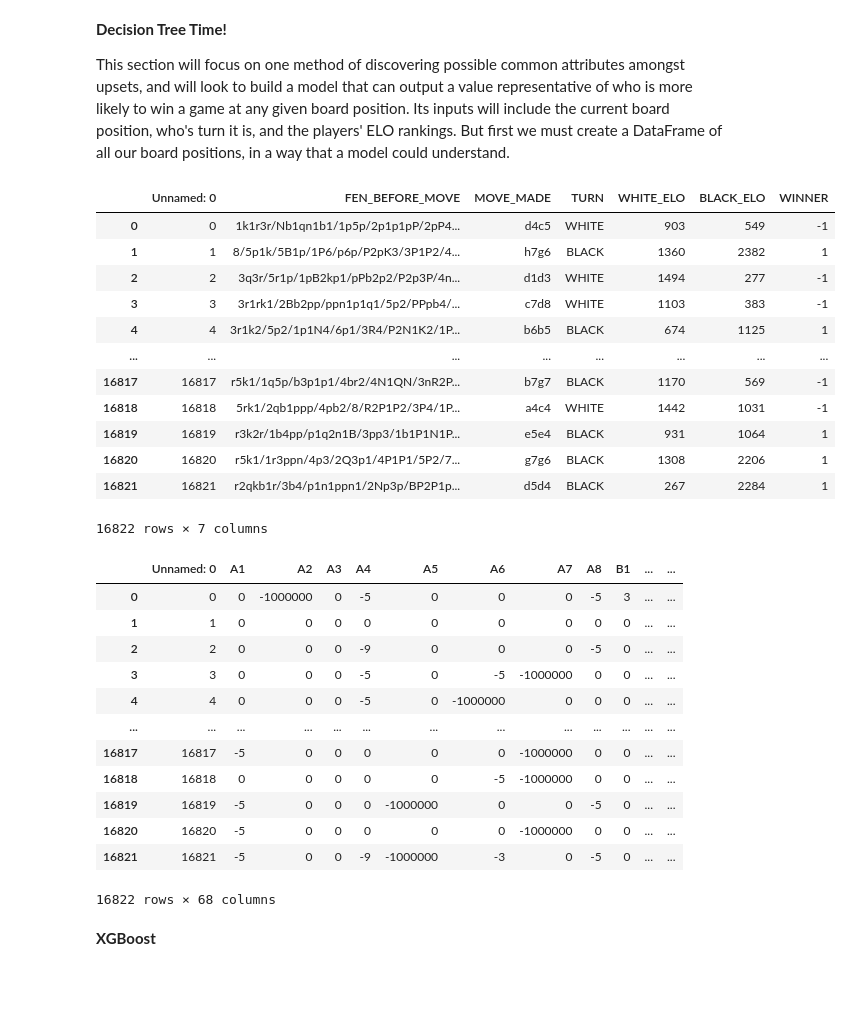
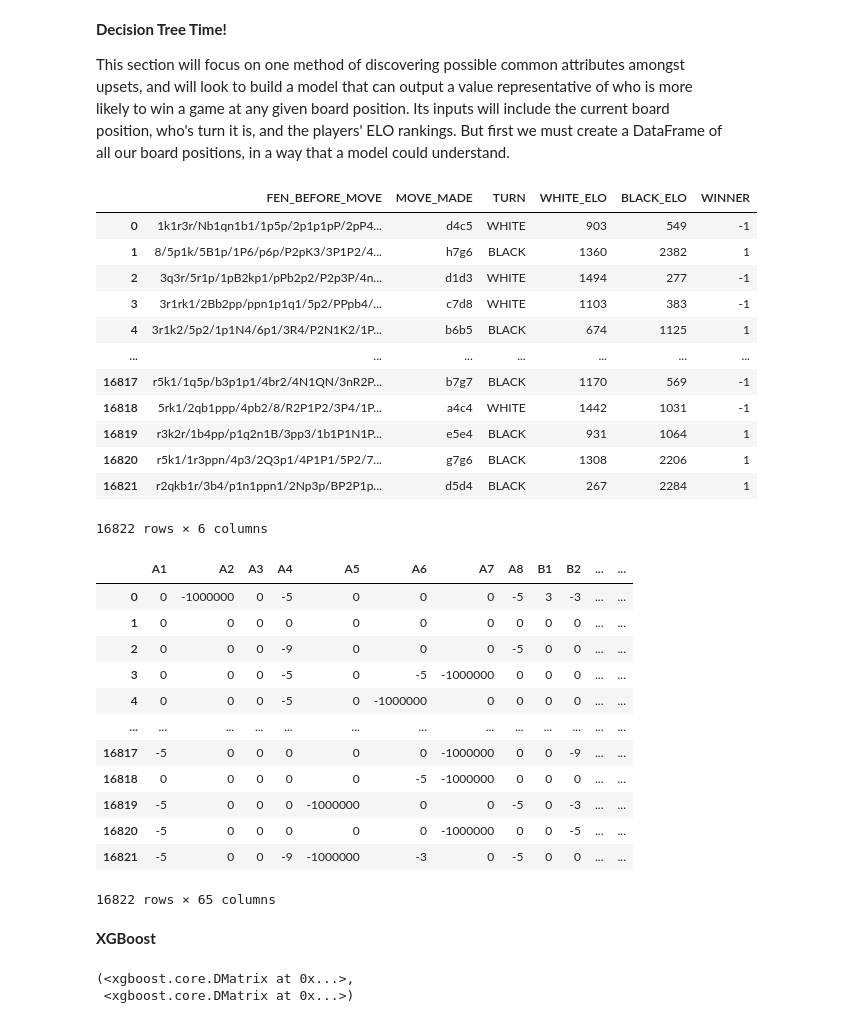
Before and after one commit to camandrewz/CMSC320-ChessDataScience, a Jupyter notebook: chess_idea.ipynb, the cells around one changed output. Drawn from its saved outputs; the diff is of its cells as text; code cells hidden in the pictures; blank space fills up the shorter version.

```diff
--- a/chess_idea.ipynb
+++ b/chess_idea.ipynb
@@ -315,46 +315,49 @@ This section will focus on one method of discovering possible common attributes
 preexisting_data_files = glob.glob('Data/chess_moves_upsets_df.csv', recursive=True)
 
 if len(preexisting_data_files) == 0:
 
     chess_moves_upsets_df = cudf.DataFrame()
 
     chess_upsets_df["WINNER_NUM"] = chess_upsets_df["WINNER"].map({"WHITE": 1, "BLACK": -1})
 
     for fen, moves_df, num_move_pairs, white_elo, black_elo, winner_num in zip(chess_upsets_df["FEN"].to_numpy(), chess_upsets_df["MOVES_DF"].to_numpy(), chess_upsets_df["NUM_MOVE_PAIRS"].to_numpy(),
                                                                             chess_upsets_df["WHITE_ELO"].to_numpy(), chess_upsets_df["BLACK_ELO"].to_numpy(), chess_upsets_df["WINNER_NUM"].to_numpy()):
 
         middle_point = round((num_move_pairs * 2) / 2)
         winning_moves_df = cudf.read_csv(StringIO(moves_df))[middle_point:middle_point + 1]
         winning_moves_df["WHITE_ELO"] = white_elo
         winning_moves_df["BLACK_ELO"] = black_elo
         winning_moves_df["WINNER"] = winner_num
 
         chess_moves_upsets_df = cudf.concat([chess_moves_upsets_df, winning_moves_df], ignore_index=True)
 
     # Dropping the index column as it is repetitive
     chess_moves_upsets_df = chess_moves_upsets_df.iloc[:, 1:]
 
     chess_moves_upsets_df.to_csv("Data/chess_moves_upsets_df.csv")
 
 else:
     chess_moves_upsets_df = cudf.read_csv(preexisting_data_files[0])
 
+    # Dropping the index column as it is repetitive
+    chess_moves_upsets_df = chess_moves_upsets_df.iloc[:, 1:]
+
 
 chess_moves_upsets_df
 # %% [output]
-|  | Unnamed: 0 | FEN_BEFORE_MOVE | MOVE_MADE | TURN | WHITE_ELO | BLACK_ELO | WINNER |
-| 0 | 0 | 1k1r3r/Nb1qn1b1/1p5p/2p1p1pP/2pP4... | d4c5 | WHITE | 903 | 549 | -1 |
-| 1 | 1 | 8/5p1k/5B1p/1P6/p6p/P2pK3/3P1P2/4... | h7g6 | BLACK | 1360 | 2382 | 1 |
-| 2 | 2 | 3q3r/5r1p/1pB2kp1/pPb2p2/P2p3P/4n... | d1d3 | WHITE | 1494 | 277 | -1 |
-| 3 | 3 | 3r1rk1/2Bb2pp/ppn1p1q1/5p2/PPpb4/... | c7d8 | WHITE | 1103 | 383 | -1 |
-| 4 | 4 | 3r1k2/5p2/1p1N4/6p1/3R4/P2N1K2/1P... | b6b5 | BLACK | 674 | 1125 | 1 |
-| ... | ... | ... | ... | ... | ... | ... | ... |
-| 16817 | 16817 | r5k1/1q5p/b3p1p1/4br2/4N1QN/3nR2P... | b7g7 | BLACK | 1170 | 569 | -1 |
-| 16818 | 16818 | 5rk1/2qb1ppp/4pb2/8/R2P1P2/3P4/1P... | a4c4 | WHITE | 1442 | 1031 | -1 |
-| 16819 | 16819 | r3k2r/1b4pp/p1q2n1B/3pp3/1b1P1N1P... | e5e4 | BLACK | 931 | 1064 | 1 |
-| 16820 | 16820 | r5k1/1r3ppn/4p3/2Q3p1/4P1P1/5P2/7... | g7g6 | BLACK | 1308 | 2206 | 1 |
-| 16821 | 16821 | r2qkb1r/3b4/p1n1ppn1/2Np3p/BP2P1p... | d5d4 | BLACK | 267 | 2284 | 1 |
+|  | FEN_BEFORE_MOVE | MOVE_MADE | TURN | WHITE_ELO | BLACK_ELO | WINNER |
+| 0 | 1k1r3r/Nb1qn1b1/1p5p/2p1p1pP/2pP4... | d4c5 | WHITE | 903 | 549 | -1 |
+| 1 | 8/5p1k/5B1p/1P6/p6p/P2pK3/3P1P2/4... | h7g6 | BLACK | 1360 | 2382 | 1 |
+| 2 | 3q3r/5r1p/1pB2kp1/pPb2p2/P2p3P/4n... | d1d3 | WHITE | 1494 | 277 | -1 |
+| 3 | 3r1rk1/2Bb2pp/ppn1p1q1/5p2/PPpb4/... | c7d8 | WHITE | 1103 | 383 | -1 |
+| 4 | 3r1k2/5p2/1p1N4/6p1/3R4/P2N1K2/1P... | b6b5 | BLACK | 674 | 1125 | 1 |
+| ... | ... | ... | ... | ... | ... | ... |
+| 16817 | r5k1/1q5p/b3p1p1/4br2/4N1QN/3nR2P... | b7g7 | BLACK | 1170 | 569 | -1 |
+| 16818 | 5rk1/2qb1ppp/4pb2/8/R2P1P2/3P4/1P... | a4c4 | WHITE | 1442 | 1031 | -1 |
+| 16819 | r3k2r/1b4pp/p1q2n1B/3pp3/1b1P1N1P... | e5e4 | BLACK | 931 | 1064 | 1 |
+| 16820 | r5k1/1r3ppn/4p3/2Q3p1/4P1P1/5P2/7... | g7g6 | BLACK | 1308 | 2206 | 1 |
+| 16821 | r2qkb1r/3b4/p1n1ppn1/2Np3p/BP2P1p... | d5d4 | BLACK | 267 | 2284 | 1 |
-16822 rows × 7 columns
+16822 rows × 6 columns
 # %%
 preexisting_data_files = glob.glob('Data/ml_df.csv', recursive=True)
 
@@ -400,20 +403,43 @@ if len(preexisting_data_files) == 0:
 else:
     ml_df = cudf.read_csv(preexisting_data_files[0])
 
+    # Dropping the index column as it is repetitive
+    ml_df = ml_df.iloc[:, 1:]
+
+ml_df = ml_df.drop(columns=["WHITE_ELO", "BLACK_ELO"])
+ml_df["WINNER"] = ml_df["WINNER"].map({1:1, -1:0})
 ml_df
 # %% [output]
-|  | Unnamed: 0 | A1 | A2 | A3 | A4 | A5 | A6 | A7 | A8 | B1 | ... | ... |
-| 0 | 0 | 0 | -1000000 | 0 | -5 | 0 | 0 | 0 | -5 | 3 | ... | ... |
-| 1 | 1 | 0 | 0 | 0 | 0 | 0 | 0 | 0 | 0 | 0 | ... | ... |
-| 2 | 2 | 0 | 0 | 0 | -9 | 0 | 0 | 0 | -5 | 0 | ... | ... |
-| 3 | 3 | 0 | 0 | 0 | -5 | 0 | -5 | -1000000 | 0 | 0 | ... | ... |
-| 4 | 4 | 0 | 0 | 0 | -5 | 0 | -1000000 | 0 | 0 | 0 | ... | ... |
+|  | A1 | A2 | A3 | A4 | A5 | A6 | A7 | A8 | B1 | B2 | ... | ... |
+| 0 | 0 | -1000000 | 0 | -5 | 0 | 0 | 0 | -5 | 3 | -3 | ... | ... |
+| 1 | 0 | 0 | 0 | 0 | 0 | 0 | 0 | 0 | 0 | 0 | ... | ... |
+| 2 | 0 | 0 | 0 | -9 | 0 | 0 | 0 | -5 | 0 | 0 | ... | ... |
+| 3 | 0 | 0 | 0 | -5 | 0 | -5 | -1000000 | 0 | 0 | 0 | ... | ... |
+| 4 | 0 | 0 | 0 | -5 | 0 | -1000000 | 0 | 0 | 0 | 0 | ... | ... |
 | ... | ... | ... | ... | ... | ... | ... | ... | ... | ... | ... | ... | ... |
-| 16817 | 16817 | -5 | 0 | 0 | 0 | 0 | 0 | -1000000 | 0 | 0 | ... | ... |
-| 16818 | 16818 | 0 | 0 | 0 | 0 | 0 | -5 | -1000000 | 0 | 0 | ... | ... |
-| 16819 | 16819 | -5 | 0 | 0 | 0 | -1000000 | 0 | 0 | -5 | 0 | ... | ... |
-| 16820 | 16820 | -5 | 0 | 0 | 0 | 0 | 0 | -1000000 | 0 | 0 | ... | ... |
-| 16821 | 16821 | -5 | 0 | 0 | -9 | -1000000 | -3 | 0 | -5 | 0 | ... | ... |
+| 16817 | -5 | 0 | 0 | 0 | 0 | 0 | -1000000 | 0 | 0 | -9 | ... | ... |
+| 16818 | 0 | 0 | 0 | 0 | 0 | -5 | -1000000 | 0 | 0 | 0 | ... | ... |
+| 16819 | -5 | 0 | 0 | 0 | -1000000 | 0 | 0 | -5 | 0 | -3 | ... | ... |
+| 16820 | -5 | 0 | 0 | 0 | 0 | 0 | -1000000 | 0 | 0 | -5 | ... | ... |
+| 16821 | -5 | 0 | 0 | -9 | -1000000 | -3 | 0 | -5 | 0 | 0 | ... | ... |
-16822 rows × 68 columns
+16822 rows × 65 columns
 # %% [markdown]
 **XGBoost**
+# %%
+import xgboost as xgb
+from sklearn.model_selection import train_test_split
+import warnings
+warnings.simplefilter(action='ignore', category=FutureWarning)
+
+X = ml_df.drop(columns=["WINNER"], axis=1)
+y = ml_df["WINNER"]
+
+X_train, X_test, y_train, y_test = train_test_split(X, y, test_size=0.33)
+
+dmat_train = xgb.DMatrix(X_train, y_train, feature_names=ml_df.columns.tolist().remove("WINNER"))
+dmat_test = xgb.DMatrix(X_test, y_test, feature_names=ml_df.columns.tolist().remove("WINNER"))
+
+dmat_train, dmat_test
+# %% [output]
+(<xgboost.core.DMatrix at 0x...>,
+ <xgboost.core.DMatrix at 0x...>)
```
Also changed, not shown: parts of 3 cells of this notebook, 1 other file.
